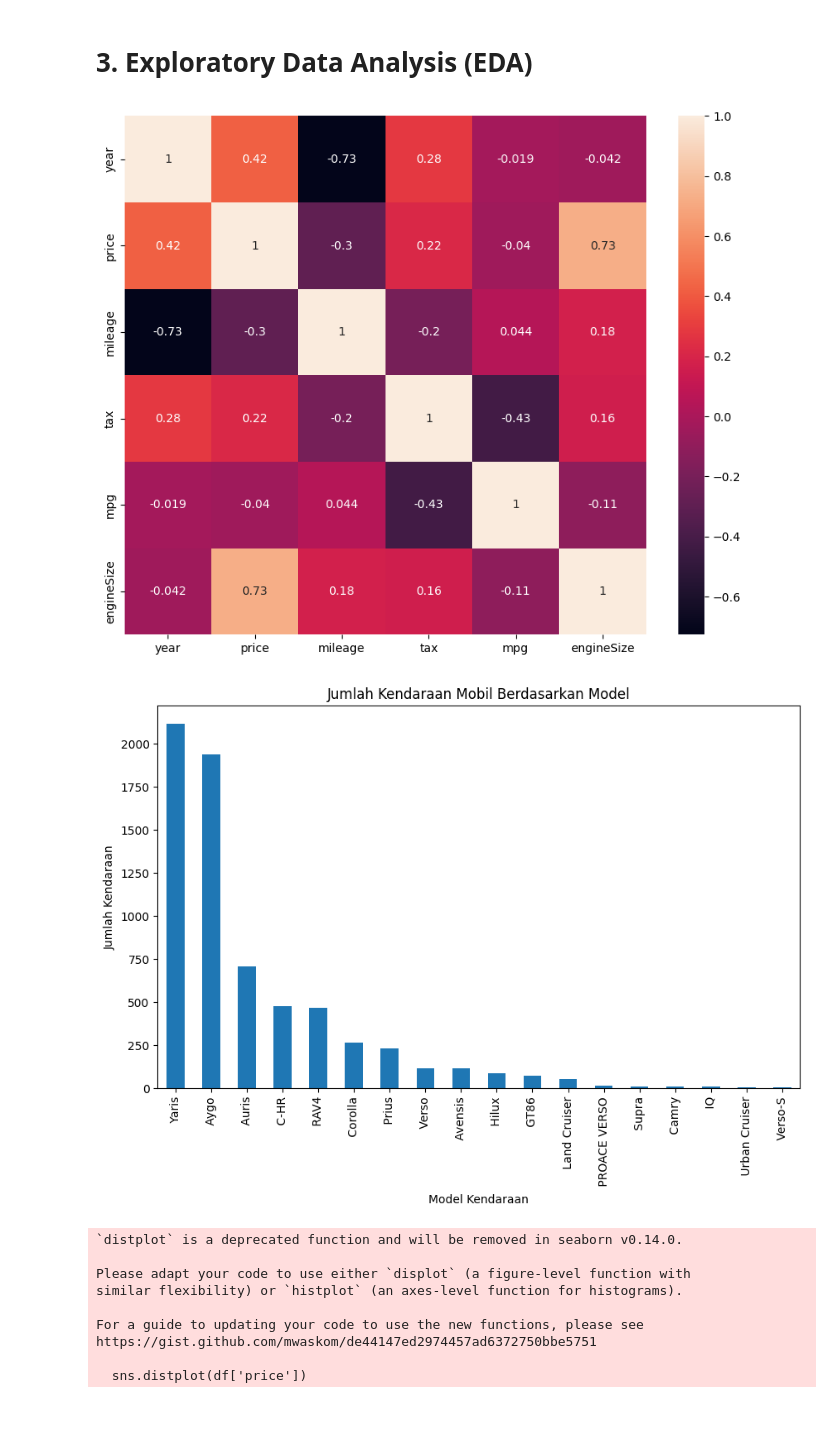
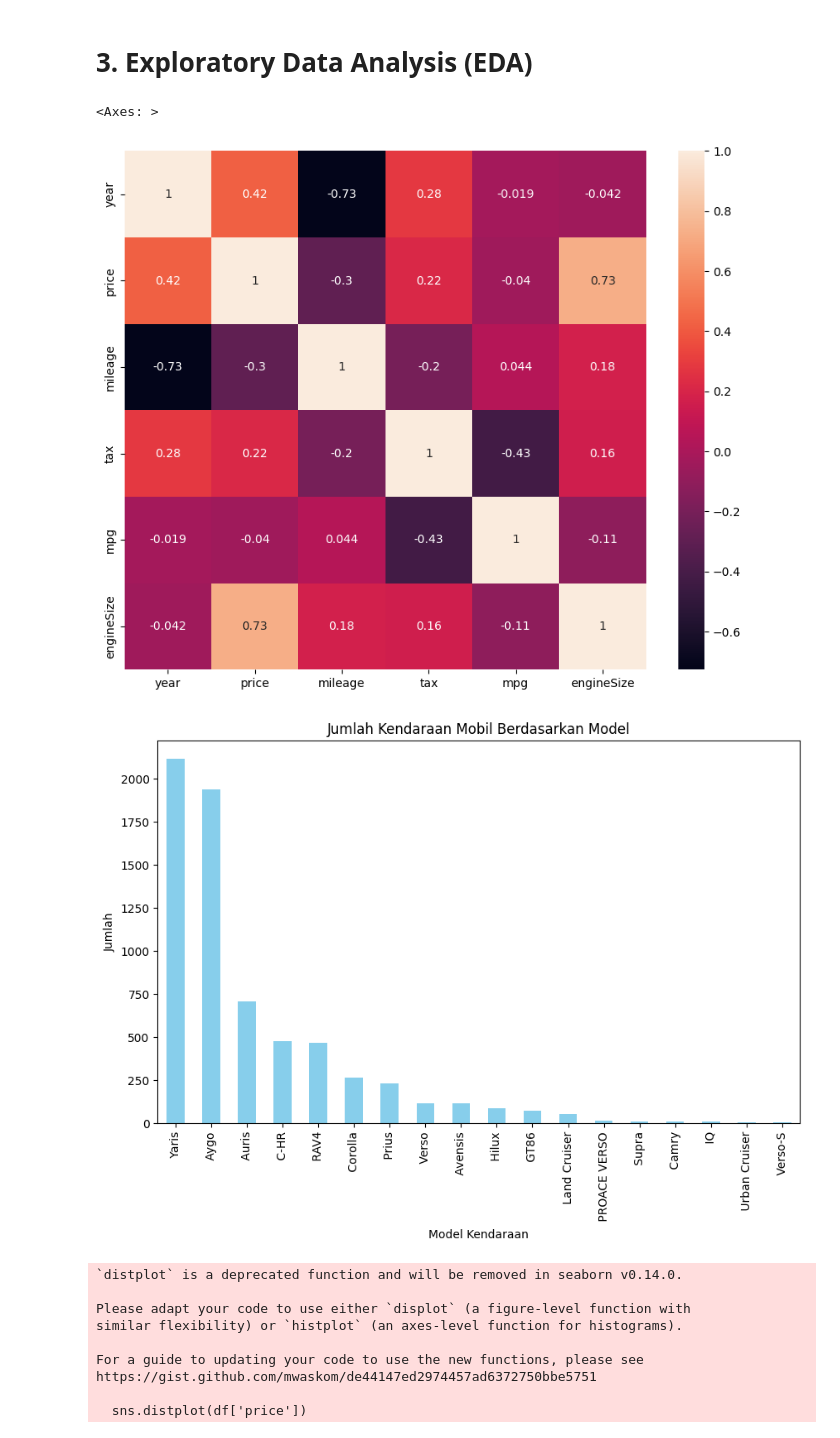
Before and after one commit to muhammadficki/DM.Pert2, a Jupyter notebook: Prediksi_Harga_Mobil_Bekas.ipynb, the cells around one changed output. Saved outputs shown, nothing was run; the diff lists cells and outputs as text; code cells hidden in the pictures.

```diff
--- a/Prediksi_Harga_Mobil_Bekas.ipynb
+++ b/Prediksi_Harga_Mobil_Bekas.ipynb
@@ -113,33 +113,34 @@ df.shape
 # %% [markdown]
 # **3. Exploratory Data Analysis (EDA)**
 # %%
-import seaborn as sns
-import matplotlib.pyplot as plt
+#import seaborn as sns
+#import matplotlib.pyplot as plt
 
 # Pilih hanya kolom numerik dari df
-numeric_df = df.select_dtypes(include=['number'])
+#numeric_df = df.select_dtypes(include=['number'])
 
 # Hitung korelasi dan buat heatmap
 plt.figure(figsize=(10, 8))
 sns.heatmap(numeric_df.corr(), annot=True)
-plt.show()
+#plt.show()
 
 # jika nilai atribut mendekati 1 maka korelari atribut semakin baik
 # jika nilai atribut (- negatif) maka tdk memiliki korelasi sama sekali
 # %% [output]
+<Axes: >
 [figure]
 # %%
 # melihat jenis mobil yg terjual paling banyak dari data kita
 jumlah_kendaraan = df['model'].value_counts()
 
 plt.figure(figsize=(10, 6))
-jumlah_kendaraan.plot(kind='bar')
+jumlah_kendaraan.plot(kind='bar', color='skyblue')
 plt.xlabel('Model Kendaraan')
-plt.ylabel('Jumlah Kendaraan')
+plt.ylabel('Jumlah')
 plt.title('Jumlah Kendaraan Mobil Berdasarkan Model')
 plt.show()
 # %% [output]
-[figure, old version]
+[figure, new version]
 # %%
 # visualisasi harga mobil (euro)
 plt.figure(figsize=(10, 6))
```
Also changed, not shown: parts of 12 cells of this notebook.
